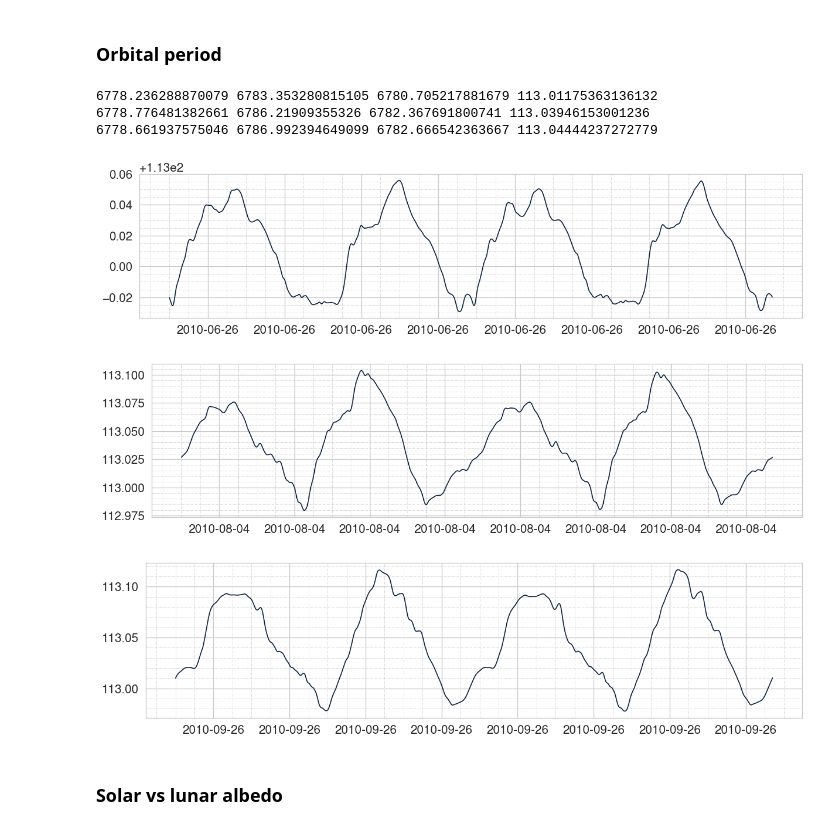
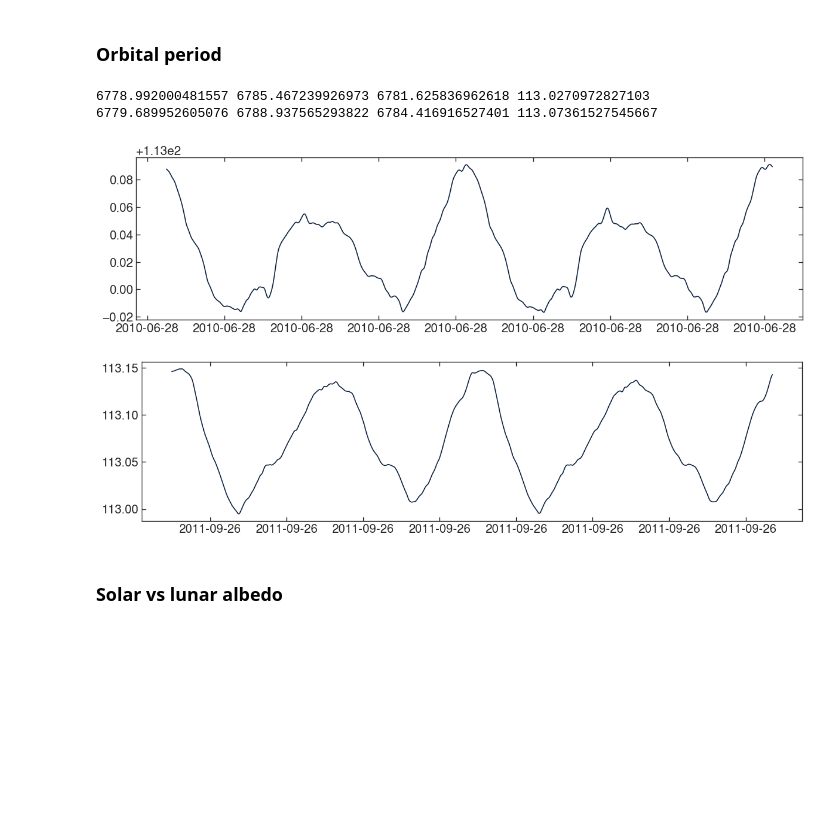
Before and after one commit to DominikStiller/tudelft-hpb-project, a Jupyter notebook: analysis/lro_preliminary_results.ipynb, the cells around one changed output. Saved outputs shown, nothing was run; the diff lists cells and outputs as text; code cells hidden in the pictures; blank space fills up the shorter version.

```diff
--- a/analysis/lro_preliminary_results.ipynb
+++ b/analysis/lro_preliminary_results.ipynb
@@ -85,7 +121,7 @@ Shape of both is slightly different, i.e. instantaneous reradiation is not simpl
 # %% [markdown]
 # Relative contribution of albedo and thermal
 # %%
-results_folder_contribs = Path("../results/albedo_thermal_test-2023-08-15T19-54-12-f3789")
+results_folder_contribs = Path("../results/albedo_thermal_test-2023-08-19T11-39-46-c9586")
 metadata_contribs, runs_contribs = load_pickled_simulation_results(results_folder_contribs)
 # %%
 metadata_contribs
@@ -128,26 +164,23 @@ def get_contrib_run(albedo, thermal, target_type, start_date):
 # %%
 def plot_orbital_period(date):
     gm_moon = 4.9048695e12
     df = get_contrib_run("DLAM1", "AngleBased", "Paneled", date)
 
     period = np.sqrt(df["kepler_a"]**3 / gm_moon) * 2 * np.pi
     print(period.min(), period.max(), period.mean(), period.mean() / 60)
 
     plt.subplots()
     plt.plot(df.index, period / 60)
 
     format_plot()
 
-plot_orbital_period("2010 JUN 26")
-plot_orbital_period("2010 AUG 04")
-plot_orbital_period("2010 SEP 26")
+plot_orbital_period("2010 JUN 28")
+plot_orbital_period("2011 SEP 26")
 # %% [output]
-6778.236288870079 6783.353280815105 6780.705217881679 113.01175363136132
-6778.776481382661 6786.21909355326 6782.367691800741 113.03946153001236
-6778.661937575046 6786.992394649099 6782.666542363667 113.04444237272779
+6778.992000481557 6785.467239926973 6781.625836962618 113.0270972827103
+6779.689952605076 6788.937565293822 6784.416916527401 113.07361527545667
-[figure, old version]
+[figure, new version]
-[figure, old version]
+[figure, new version]
-[figure, removed]
 # %% [markdown]
 ### Solar vs lunar albedo
 # %% [markdown]
```
Also changed, not shown: parts of 27 cells of this notebook, 16 other files.
